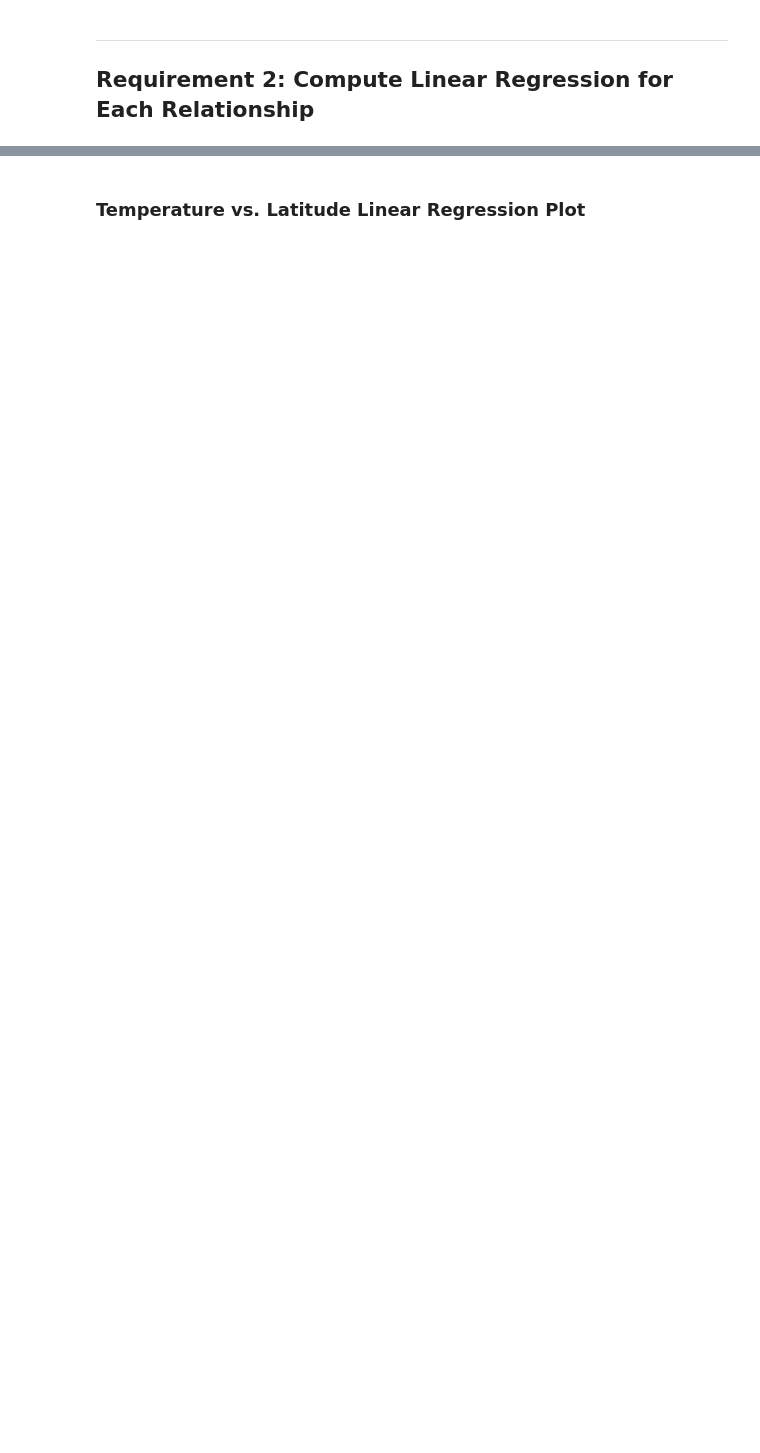
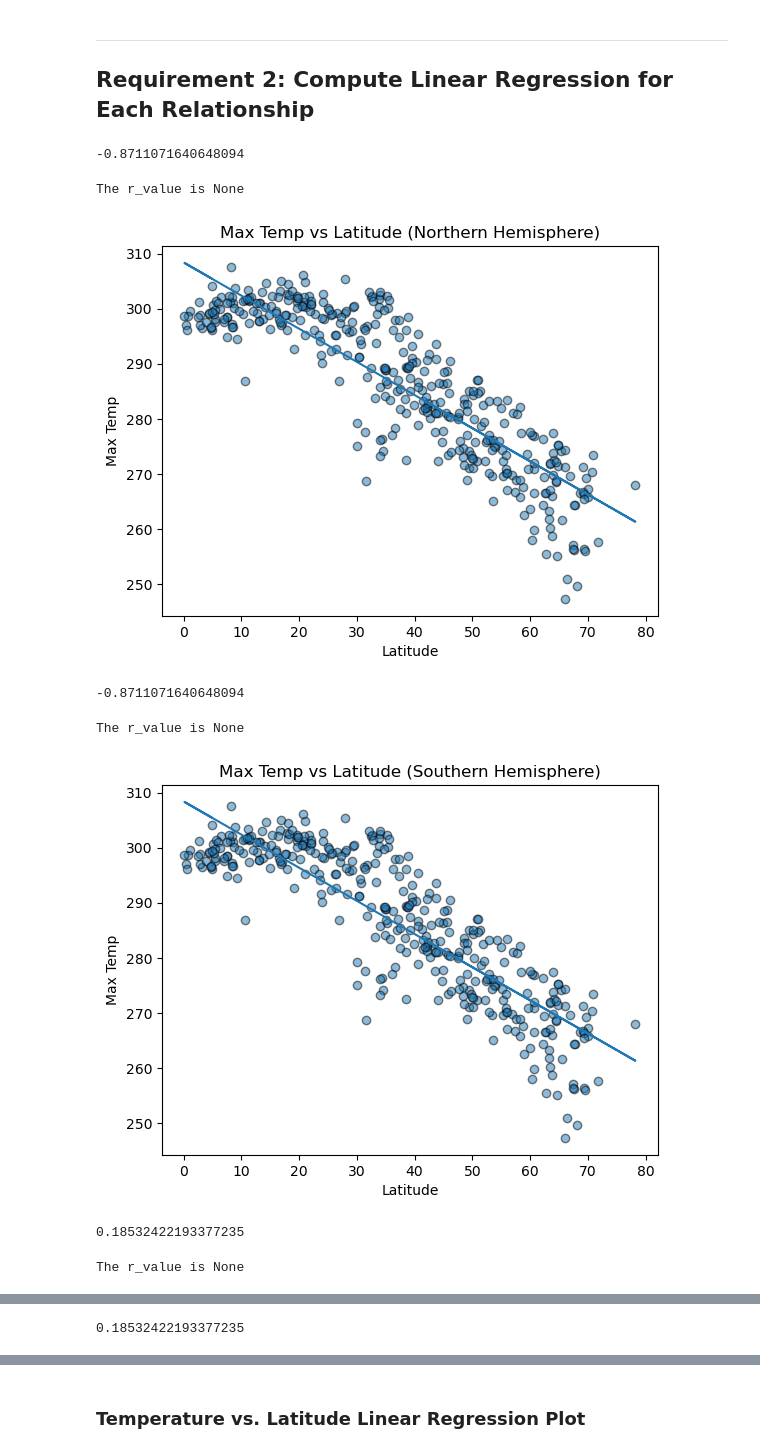
Before and after one commit to patriciayoung/Weather-Trends-Near-Equator-API, a Jupyter notebook: WeatherPy/WeatherPy.ipynb, the cells around one changed output, grey strips where cells are left out. Cells and saved outputs as stored; diff of their text form; code cells hidden in the pictures; blank space fills up the shorter version.

```diff
--- a/WeatherPy/WeatherPy.ipynb
+++ b/WeatherPy/WeatherPy.ipynb
@@ -272,0 +270,50 @@ plt.show()
+# %%
+# Define a function to create Linear Regression plots
+# (slope, intercept, rvalue, pvalue, stderr) = linregress(x_values, y_values)
+
+# create fxn:
+def create_linear_regression_plot(city_data_df, y_variable, hemisphere):
+
+    # create scatter plot
+    plt.scatter(city_data_df["Lat"], city_data_df[y_variable], alpha=0.5, edgecolors="black")
+
+    # linear regression
+    slope, intercept, r_value, p_value, std_err = linregress(city_data_df["Lat"], city_data_df[y_variable])
+
+    # calculate regression line
+    regression_line = intercept + slope * city_data_df["Lat"]
+
+    # add regression line to plot
+    plt.plot(city_data_df["Lat"], regression_line)
+
+    # customize/add labels and title
+    plt.title(f"{y_variable} vs Latitude ({hemisphere} Hemisphere)")
+    plt.xlabel("Latitude")
+    plt.ylabel(y_variable)
+
+    # display r_values
+    # display(r_value)
+    print(f"The r_value is {display(r_value)}")
+
+    # show plot
+    plt.show()
+# %%
+# Split data into northern and southern hemispheres: based on latitude
+northern_hemisphere = city_data_df[city_data_df["Lat"] >= 0]
+southern_hemisphere = city_data_df[city_data_df["Lat"] < 0]
+# %%
+# y_variables
+y_variables = ["Max Temp", "Humidity", "Cloudiness", "Wind Speed"]
+
+for variable in y_variables:
+    create_linear_regression_plot(northern_hemisphere, variable, "Northern")
+    create_linear_regression_plot(northern_hemisphere, variable, "Southern")
+# %% [output]
+-0.8711071640648094
+The r_value is None
+[figure, added]
+-0.8711071640648094
+The r_value is None
+[figure, added]
+0.18532422193377235
+The r_value is None
@@ -272,0 +321 @@ plt.show()
+0.18532422193377235
```
Also changed, not shown: parts of 20 cells of this notebook, 5 other files.
